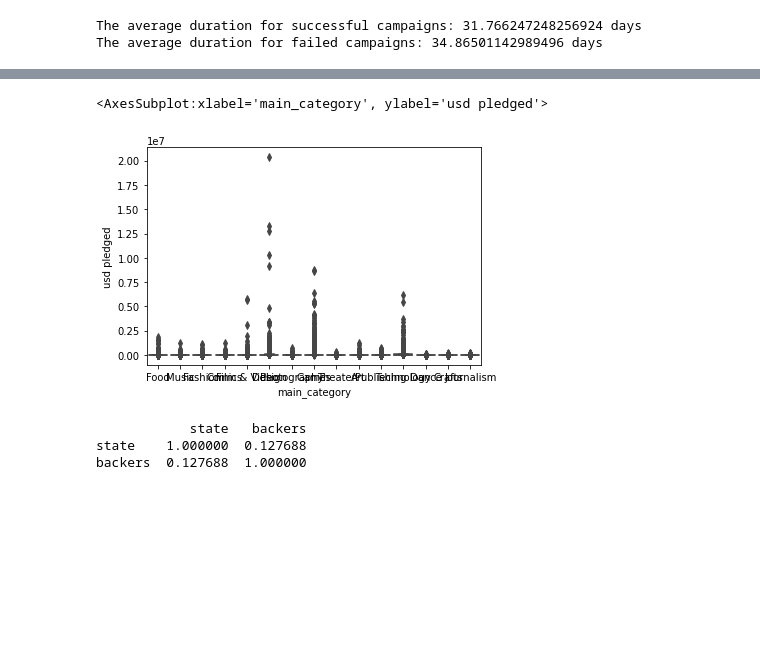
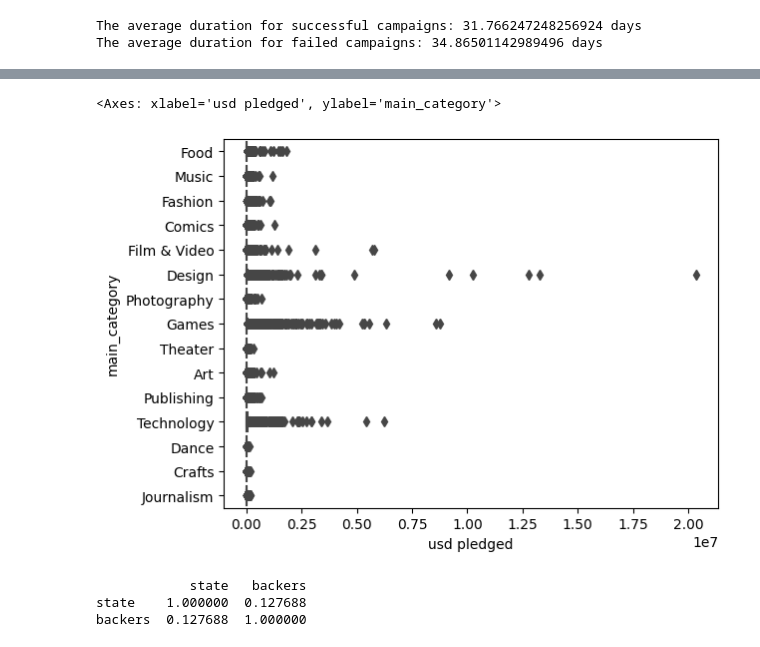
Before and after one commit to Iten-No-404/KickStarter-Success-Prediction, a Jupyter notebook: EDA.ipynb, the cells around one changed output, grey strips where cells are left out. Drawn from its saved outputs; the diff is of its cells as text; code cells hidden in the pictures; blank space fills up the shorter version.

```diff
--- a/EDA.ipynb
+++ b/EDA.ipynb
@@ -325,9 +327,9 @@ sns.boxplot(x='main_category', y='goal', data=successful)
 # %%
 # Plot the boxplot
-sns.boxplot(x='main_category', y='usd pledged', data=successful)
+sns.boxplot(y='main_category', x='usd pledged', data=successful, orient='h')
 # %% [output]
-<AxesSubplot:xlabel='main_category', ylabel='usd pledged'>
+<Axes: xlabel='usd pledged', ylabel='main_category'>
-[figure, old version]
+[figure, new version]
 # %%
 # change 'state' column to 0 and 1
 new_df['state'] = new_df['state'].replace('failed', 0)
```
Also changed, not shown: parts of 8 cells of this notebook.
